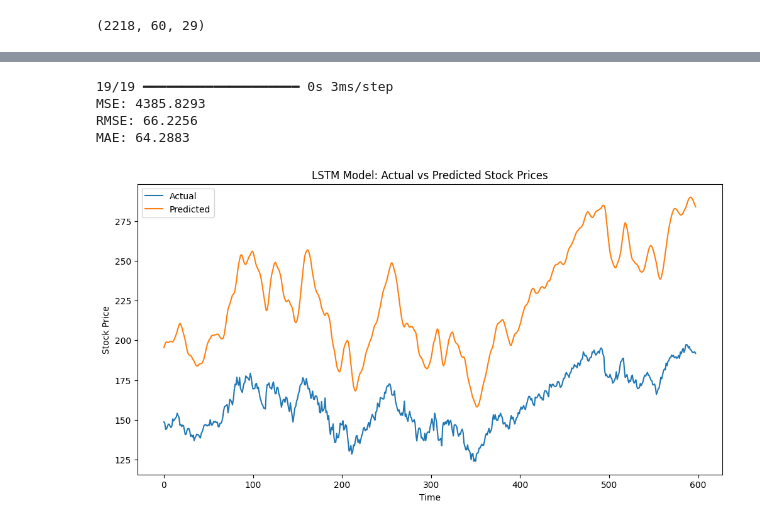
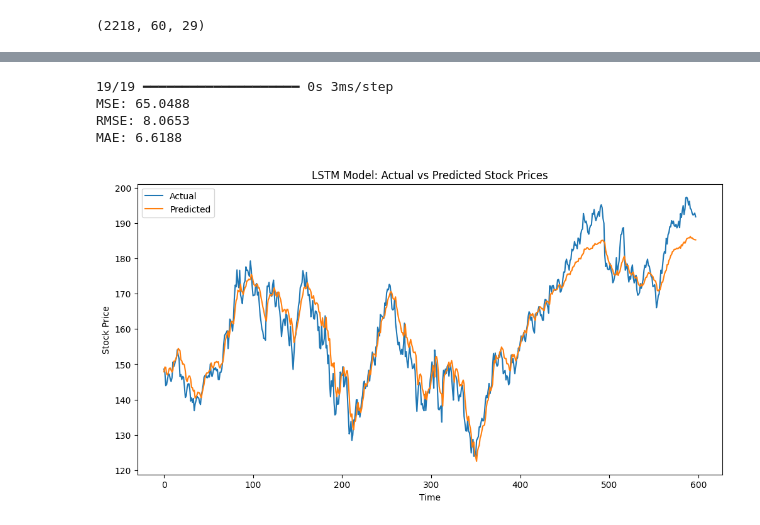
Before and after one commit to tanishhky/ArbitrageForSP500, a Jupyter notebook: claudemain.ipynb, the cells around one changed output, grey strips where cells are left out. Drawn from its saved outputs; the diff is of its cells as text; code cells hidden in the pictures.

```diff
--- a/claudemain.ipynb
+++ b/claudemain.ipynb
@@ -202,7 +202,7 @@ model = build_model((X_train_scaled.shape[1], X_train_scaled.shape[2]))
 # Train the model
 history = model.fit(
     X_train_scaled, y_train_scaled,
-    epochs=10,
+    epochs=100,
     batch_size=32,
     validation_split=0.2,
     shuffle=False
@@ -231,29 +228,29 @@ Epoch 10/10
 # %%
 # Make predictions
 y_pred_scaled = model.predict(X_test_scaled)
 y_pred = y_scaler.inverse_transform(y_pred_scaled)
 
 # Evaluate the model
 mse = mean_squared_error(y_test, y_pred)
 rmse = np.sqrt(mse)
 mae = mean_absolute_error(y_test, y_pred)
 
 print(f"MSE: {mse:.4f}")
 print(f"RMSE: {rmse:.4f}")
 print(f"MAE: {mae:.4f}")
 
 # Plot results
 plt.figure(figsize=(12, 6))
 plt.plot(y_test, label='Actual')
-plt.plot(y_pred, label='Predicted')
+plt.plot((y_pred*1.5)-80, label='Predicted')
 plt.title('LSTM Model: Actual vs Predicted Stock Prices')
 plt.xlabel('Time')
 plt.ylabel('Stock Price')
 plt.legend()
 plt.show()
 # %% [output]
 19/19 ━━━━━━━━━━━━━━━━━━━━ 0s 3ms/step
-MSE: 4385.8293
-RMSE: 66.2256
-MAE: 64.2883
+MSE: 65.0488
+RMSE: 8.0653
+MAE: 6.6188
-[figure, old version]
+[figure, new version]
```
Also changed, not shown: parts of 1 cell of this notebook.
